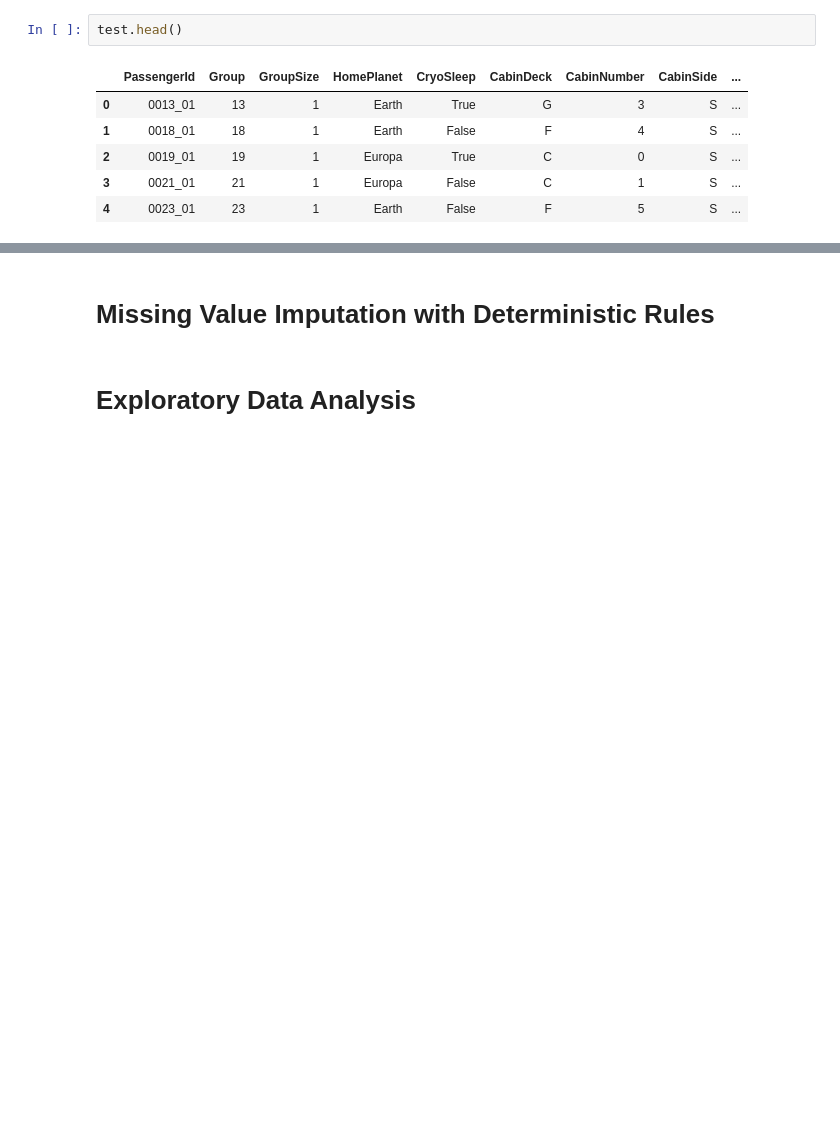
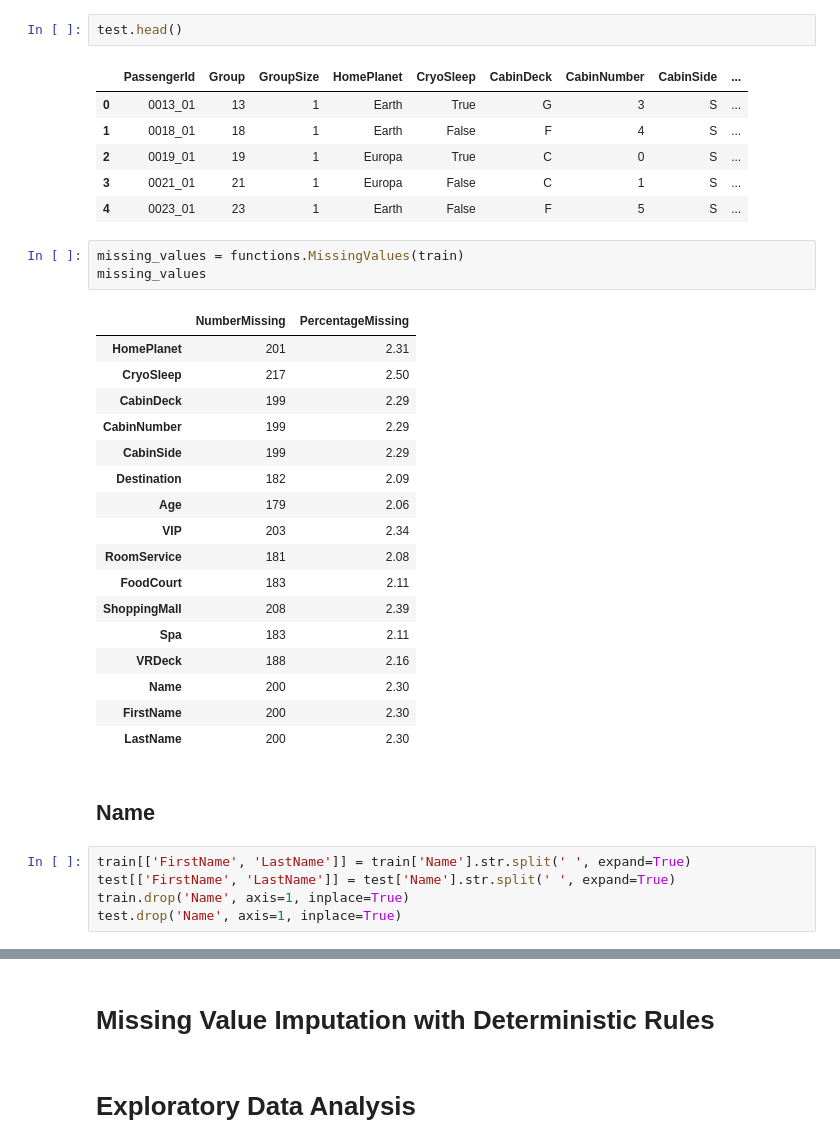
Before and after one commit to KevinNourian/Titanic, a Jupyter notebook: Notebooks/Titanic 1.0.1.ipynb, the cells around one changed output, grey strips where cells are left out. Drawn from its saved outputs; the diff is of its cells as text; blank space fills up the shorter version.

Commit message:
Extracted First and Last Name from Name

```diff
--- a/Notebooks/Titanic 1.0.1.ipynb
+++ b/Notebooks/Titanic 1.0.1.ipynb
@@ -313,3 +313,31 @@ test.head()
 | 2 | 0019_01 | 19 | 1 | Europa | True | C | 0 | S | ... |
 | 3 | 0021_01 | 21 | 1 | Europa | False | C | 1 | S | ... |
 | 4 | 0023_01 | 23 | 1 | Earth | False | F | 5 | S | ... |
+# %%
+missing_values = functions.MissingValues(train)
+missing_values
+# %% [output]
+|  | NumberMissing | PercentageMissing |
+| HomePlanet | 201 | 2.31 |
+| CryoSleep | 217 | 2.50 |
+| CabinDeck | 199 | 2.29 |
+| CabinNumber | 199 | 2.29 |
+| CabinSide | 199 | 2.29 |
+| Destination | 182 | 2.09 |
+| Age | 179 | 2.06 |
+| VIP | 203 | 2.34 |
+| RoomService | 181 | 2.08 |
+| FoodCourt | 183 | 2.11 |
+| ShoppingMall | 208 | 2.39 |
+| Spa | 183 | 2.11 |
+| VRDeck | 188 | 2.16 |
+| Name | 200 | 2.30 |
+| FirstName | 200 | 2.30 |
+| LastName | 200 | 2.30 |
+# %% [markdown]
+## **Name**
+# %%
+train[['FirstName', 'LastName']] = train['Name'].str.split(' ', expand=True)
+test[['FirstName', 'LastName']] = test['Name'].str.split(' ', expand=True)
+train.drop('Name', axis=1, inplace=True)
+test.drop('Name', axis=1, inplace=True)
```
Also changed, not shown: parts of 1 cell of this notebook.
